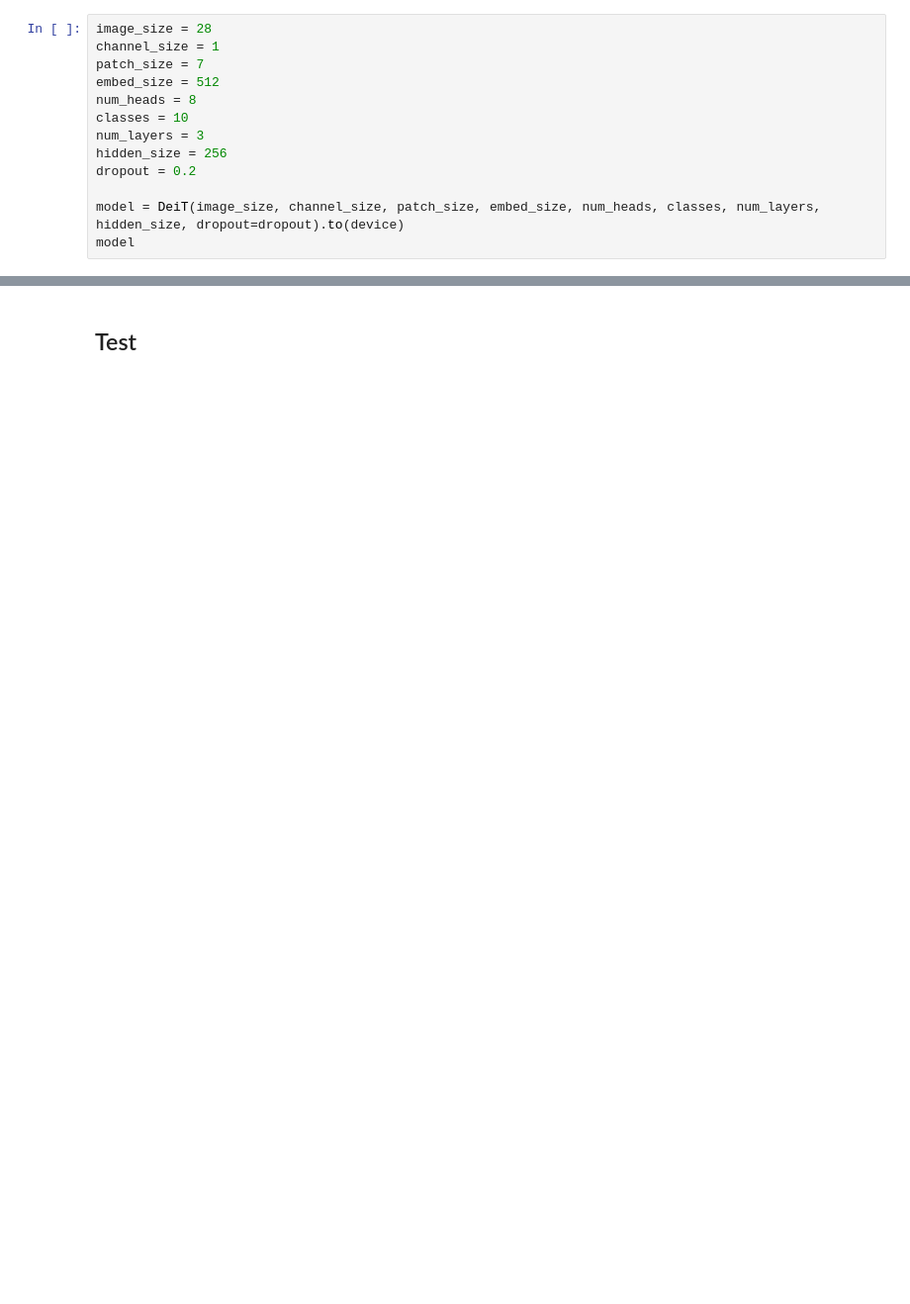
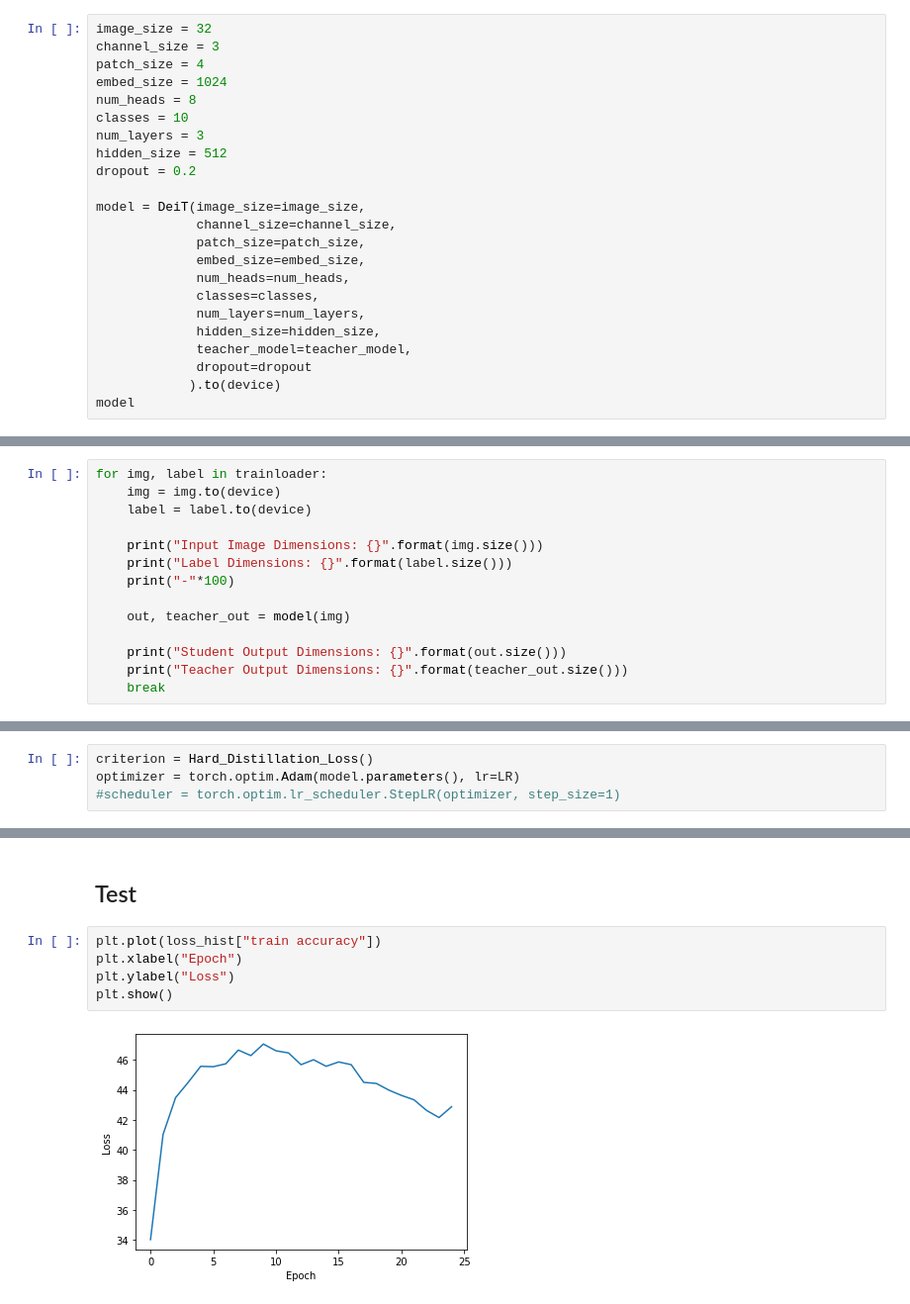
Before and after one commit to UdbhavPrasad072300/Transformer-Implementations, a Jupyter notebook: notebooks/CIFAR10 Classification - DeiT.ipynb, the cells around one changed output, grey strips where cells are left out. Shown at 99% size. Saved outputs shown, nothing was run; the diff lists cells and outputs as text; blank space fills up the shorter version.

Commit message:
DeiT with hard label distillation

```diff
--- a/notebooks/CIFAR10 Classification - DeiT.ipynb
+++ b/notebooks/CIFAR10 Classification - DeiT.ipynb
@@ -58,15 +69,25 @@ Training DeiT
 # %%
 from models.transformer import DeiT
 # %%
-image_size = 28
-channel_size = 1
-patch_size = 7
-embed_size = 512
+image_size = 32
+channel_size = 3
+patch_size = 4
+embed_size = 1024
 num_heads = 8
 classes = 10
 num_layers = 3
-hidden_size = 256
+hidden_size = 512
 dropout = 0.2
 
-model = DeiT(image_size, channel_size, patch_size, embed_size, num_heads, classes, num_layers, hidden_size, dropout=dropout).to(device)
+model = DeiT(image_size=image_size,
+             channel_size=channel_size,
+             patch_size=patch_size,
+             embed_size=embed_size,
+             num_heads=num_heads,
+             classes=classes,
+             num_layers=num_layers,
+             hidden_size=hidden_size,
+             teacher_model=teacher_model,
+             dropout=dropout
+            ).to(device)
 model
@@ -72,0 +112,14 @@ model
+# %%
+for img, label in trainloader:
+    img = img.to(device)
+    label = label.to(device)
+
+    print("Input Image Dimensions: {}".format(img.size()))
+    print("Label Dimensions: {}".format(label.size()))
+    print("-"*100)
+
+    out, teacher_out = model(img)
+
+    print("Student Output Dimensions: {}".format(out.size()))
+    print("Teacher Output Dimensions: {}".format(teacher_out.size()))
+    break
@@ -72,0 +136,4 @@ model
+# %%
+criterion = Hard_Distillation_Loss()
+optimizer = torch.optim.Adam(model.parameters(), lr=LR)
+#scheduler = torch.optim.lr_scheduler.StepLR(optimizer, step_size=1)
@@ -73,2 +199,9 @@ model
 # %% [markdown]
 ## Test
+# %%
+plt.plot(loss_hist["train accuracy"])
+plt.xlabel("Epoch")
+plt.ylabel("Loss")
+plt.show()
+# %% [output]
+[figure, added]
```
Also changed, not shown: parts of 12 cells of this notebook, 5 other files.
